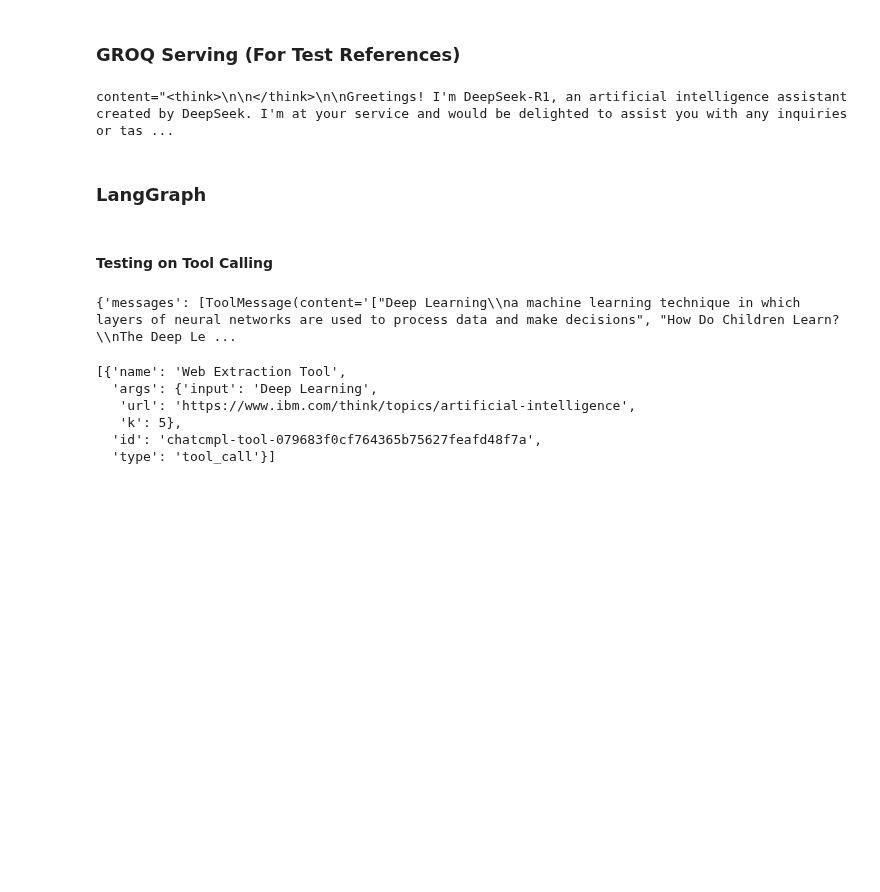
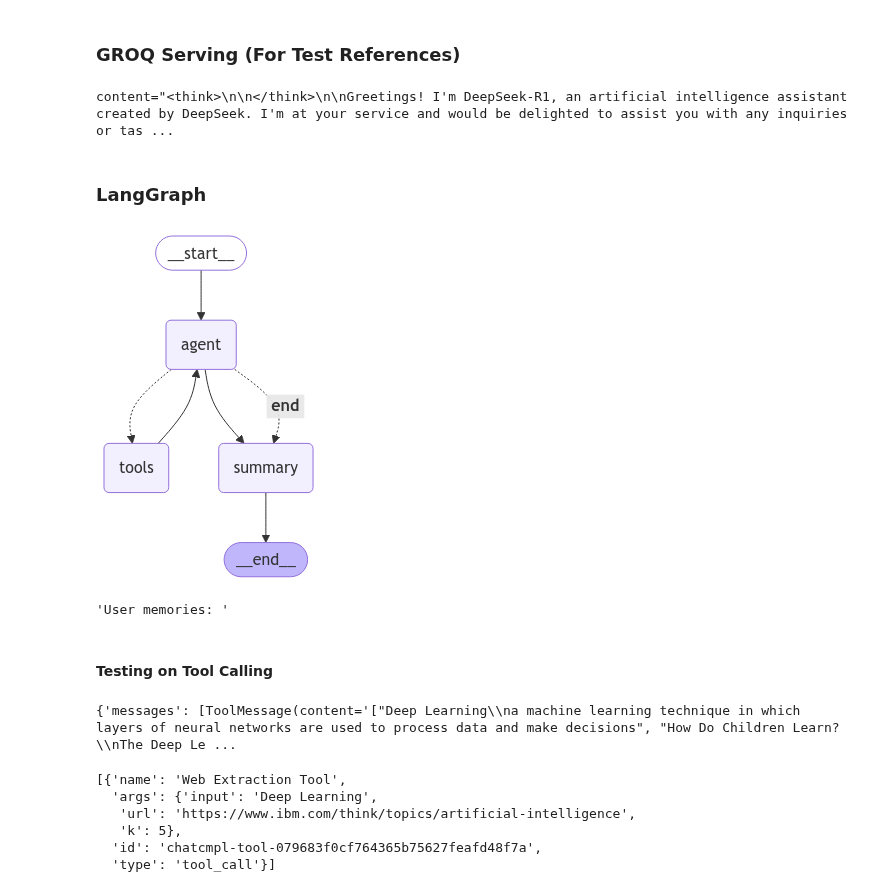
Before and after one commit to sumkh/ITI110_AgenticRAG, a Jupyter notebook: LangGraph.ipynb, the cells around one changed output. Cells and saved outputs as stored; diff of their text form; code cells hidden in the pictures; blank space fills up the shorter version.

```diff
--- a/LangGraph.ipynb
+++ b/LangGraph.ipynb
@@ -644,7 +651,7 @@ The vllm server is ready to serve.
 from langchain_openai import ChatOpenAI
 
 model = ChatOpenAI(
-    model="casperhansen/llama-3-8b-instruct-awq",
+    model="unsloth/llama-3-8b-Instruct-bnb-4bit",
     temperature=0.5,
     timeout=None,
     max_retries=2,
@@ -657,9 +664,9 @@ model = ChatOpenAI(
 messages = [
     (
         "system",
-        "You are a helpful assistant that translates English to French. Translate the user sentence.",
+        "You are a helpful assistant and study companion.",
     ),
-    ("human", "I love programming."),
+    ("human", "Tell me a joke about Deep Learning."),
 ]
 ai_msg = model.invoke(messages)
 ai_msg
@@ -760,7 +808,7 @@ def save_memory(summary_text: str, *, config: RunnableConfig, store: BaseStore)
     namespace = (user_id, "memories")
     memory_id = thread_id
     store.put(namespace, memory_id, {"summary": summary_text})
-    return memory_id
+    return f"Saved to memory key: {memory_id}"
 
 def update_memory(state: MessagesState, config: RunnableConfig, *, store: BaseStore):
     # Extract the messages list from the event, handling potential missing key
@@ -774,9 +822,9 @@ def update_memory(state: MessagesState, config: RunnableConfig, *, store: BaseSt
     # Namespace the memory
     namespace = (user_id, "memories")
     # Create a new memory ID
-    memory_id = f"{thread_id}_{str(uuid.uuid4())}"
+    memory_id = f"{thread_id}"
     store.put(namespace, memory_id, {"memory": messages_dict})
-    return memory_id
+    return f"Saved to memory key: {memory_id}"
 
 
 # Define a Pydantic schema for the save_memory tool (if needed elsewhere)
@@ -788,9 +836,8 @@ class RecallMemory(BaseModel):
 def recall_memory(query_text: str, k: int = 5) -> str:
     """Retrieve user memories from in_memory_store."""
     user_id = config.get("configurable", {}).get("user_id")
-    namespace = (user_id, "memories")
 
-    memories = [m.value["data"] for m in in_memory_store.search(namespace=namespace, query=query_text, limit=k)]
+    memories = [m.value["memory"] for m in in_memory_store.search((user_id, "memories"), query=query_text, limit=k)]
     joined = f"User memories: {', '.join(memories)}"
     return joined
 
@@ -812,7 +859,7 @@ recall_memory_tool = StructuredTool.from_function(
 ###############################################################################
 # Define a Pydantic schema for the Summary tool
 class SummariseConversation(BaseModel):
-    summary_text: str = Field(..., title="text", description="Summary of Conversation")
+    summary_text: str = Field(..., title="text", description="Write a summary of entire conversation here")
 
 def summarise_node(summary_text: str):
     """
@@ -864,19 +911,11 @@ tools = [
     general_retriever_tool,
     in_memory_retriever_tool,
     recall_memory_tool,
-    summarise_tool,  # Use the StructuredTool version, not the raw function
+    summarise_tool,
 ]
 
 tool_node = ToolNode(tools=tools)
-#end_node = ToolNode(tools=[summarise_tool])  # Use summarise_tool for end node
-
-#from langchain.agents import AgentExecutor, create_tool_calling_agent
-#from langchain_core.prompts import ChatPromptTemplate
-
-
-# Wrap the Custom ChatvLLM over the base_vllm model
-#model = BaseChat_vLLMWrapper(base_vllm)
-
+end_node = ToolNode(tools=[summarise_tool])
 
 # Wrap your model with tools
 llm_with_tools = model.bind_tools(tools)
@@ -911,7 +950,7 @@ def call_model(state: MessagesState, config: RunnableConfig):
 ###############################################################################
 graph_builder.add_node("agent", call_model)
 graph_builder.add_node("tools", tool_node)
-#graph_builder.add_node("summary", end_node)
+graph_builder.add_node("summary", end_node)
 
 # Entry point
 graph_builder.set_entry_point("agent")
@@ -931,37 +970,43 @@ graph_builder.set_entry_point("agent")
 #     if tool_name in valid_tool_names:
 #         return "tools"
 
 #     # If there's no recognized tool name, assume we're done => go to summary
 #     return "__end__"
 
 # graph_builder.add_conditional_edges(
 #     "agent",
 #     custom_tools_condition,
 #     {
 #         "tools": "tools",
 #         "summary": "summary",
 #         "__end__": "summary",
 #     }
 # )
 
 # If LLM requests a tool, go to "tools", otherwise go to "summary"
-graph_builder.add_conditional_edges("agent", tools_condition)
-#graph_builder.add_conditional_edges("agent", tools_condition, {"tools": "tools", "__end__": "summary"})
+#graph_builder.add_conditional_edges("agent", tools_condition)
+graph_builder.add_conditional_edges("agent", tools_condition, {"tools": "tools", "__end__": "summary"})
 #graph_builder.add_conditional_edges("agent", lambda llm_output: "tools" if llm_output.get("name", None) in [t.name for t in tools] else "summary", {"tools": "tools", "__end__": "summary"}
 
 # If we used a tool, return to the agent for final answer or more tools
 graph_builder.add_edge("tools", "agent")
-#graph_builder.add_edge("agent", "summary")
-#graph_builder.set_finish_point("summary")
+graph_builder.add_edge("agent", "summary")
+graph_builder.set_finish_point("summary")
 
 # Compile the graph with checkpointing and persistent store
 graph = graph_builder.compile(checkpointer=checkpointer, store=in_memory_store)
 
 #from langgraph.prebuilt import create_react_agent
 #graph = create_react_agent(llm_with_tools, tools=tool_node, checkpointer=checkpointer, store=in_memory_store)
 
 from IPython.display import Image, display
 display(Image(graph.get_graph().draw_mermaid_png()))
+# %% [output]
+[figure, added]
+# %%
+recall_memory("Deep Learning")
+# %% [output]
+'User memories: '
 # %% [markdown]
 #### Testing on Tool Calling
 # %%
```
Also changed, not shown: parts of 25 cells of this notebook.
